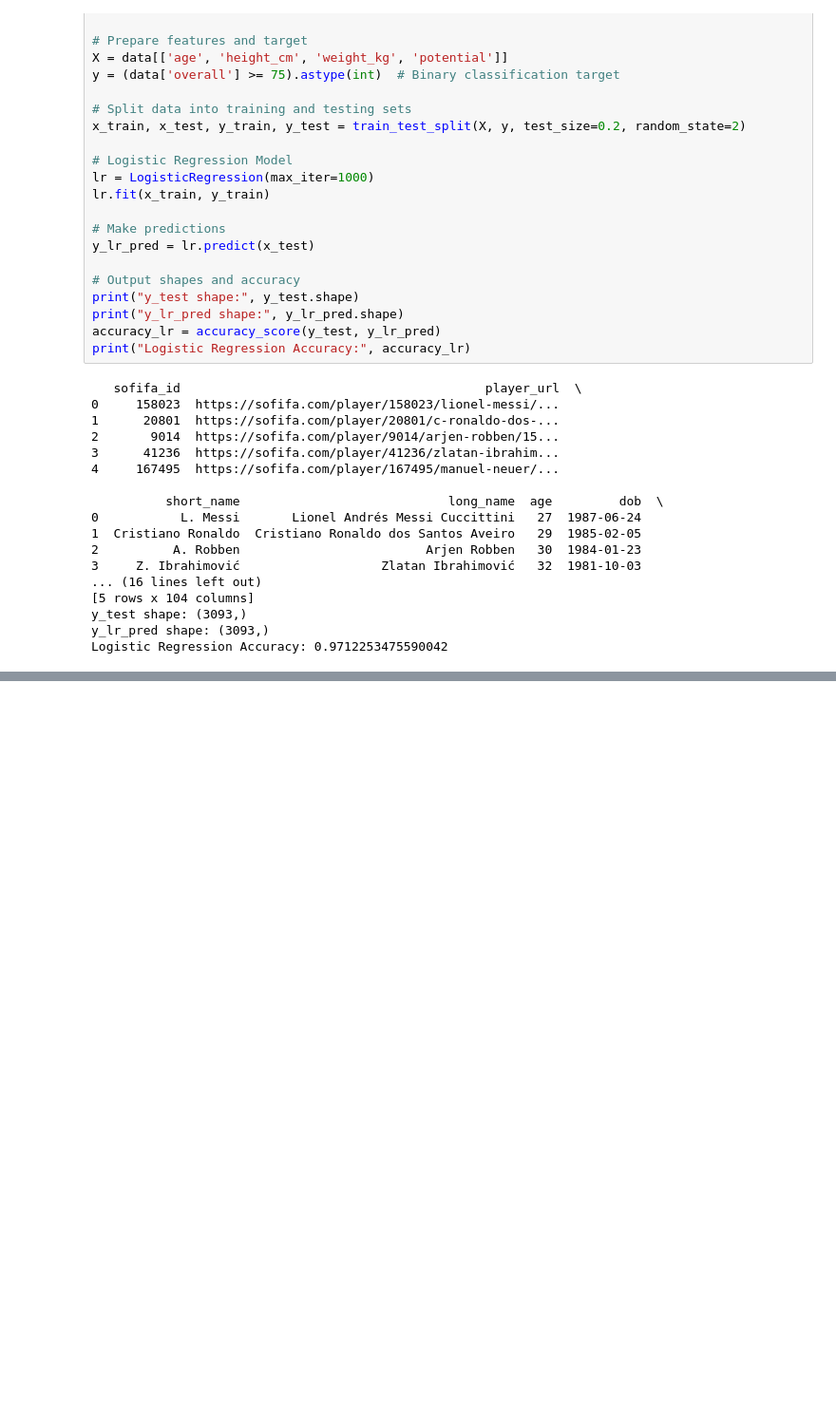
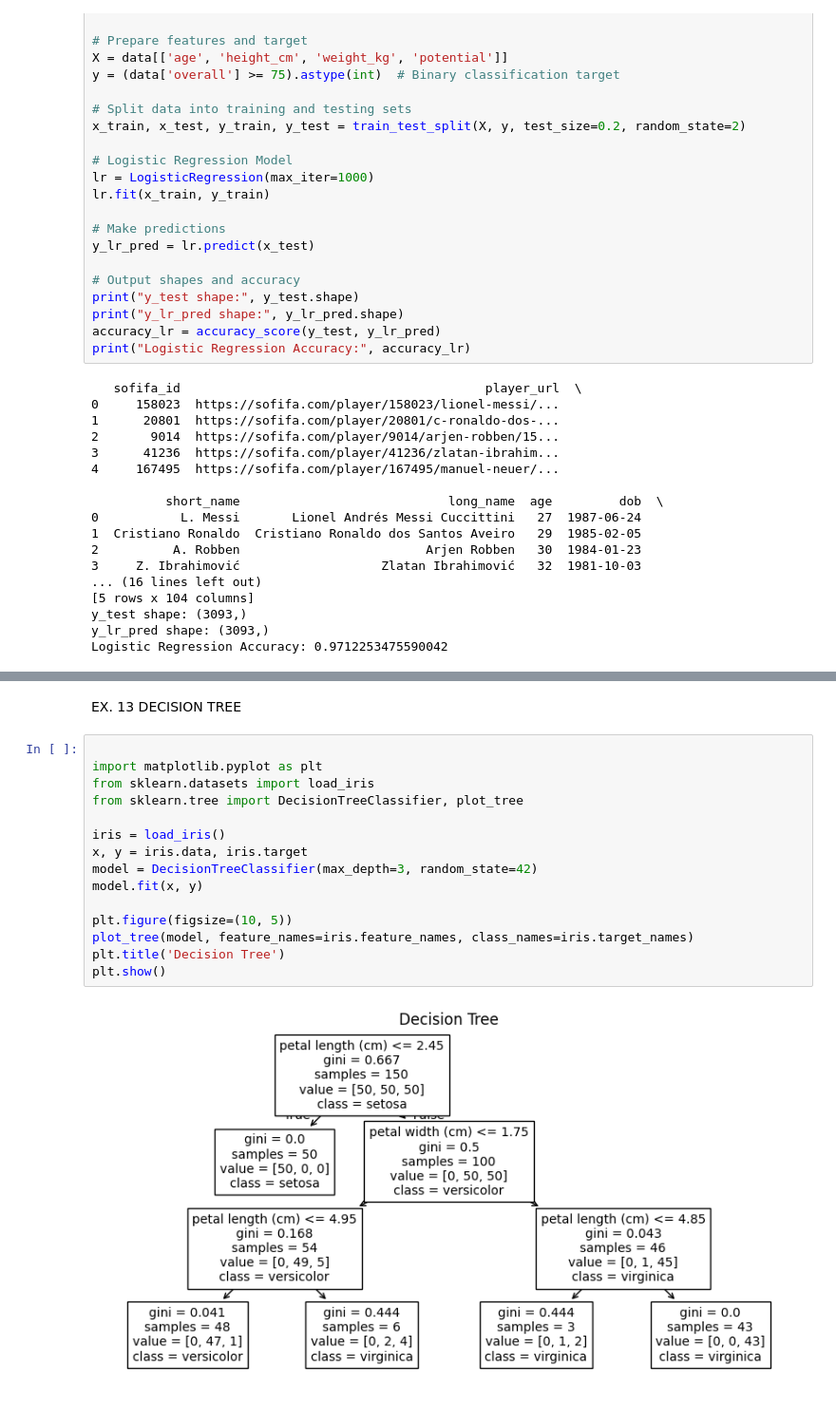
Before and after one commit to rr4333-create/MLDA-SUBMISSION-, a Jupyter notebook: MLDA_OBSERVATION_PROGRAMS.ipynb, the cells around one changed output, grey strips where cells are left out. Shown: that part at 95% size. Cells and saved outputs as stored; diff of their text form; blank space fills up the shorter version.

```diff
--- a/MLDA_OBSERVATION_PROGRAMS.ipynb
+++ b/MLDA_OBSERVATION_PROGRAMS.ipynb
@@ -367,0 +580,19 @@ Logistic Regression Accuracy: 0.9712253475590042
+# %% [markdown]
+EX. 13  DECISION TREE
+# %%
+
+import matplotlib.pyplot as plt
+from sklearn.datasets import load_iris
+from sklearn.tree import DecisionTreeClassifier, plot_tree
+
+iris = load_iris()
+x, y = iris.data, iris.target
+model = DecisionTreeClassifier(max_depth=3, random_state=42)
+model.fit(x, y)
+
+plt.figure(figsize=(10, 5))
+plot_tree(model, feature_names=iris.feature_names, class_names=iris.target_names)
+plt.title('Decision Tree')
+plt.show()
+# %% [output]
+[figure, added]
```
Also changed, not shown: parts of 16 cells of this notebook.
